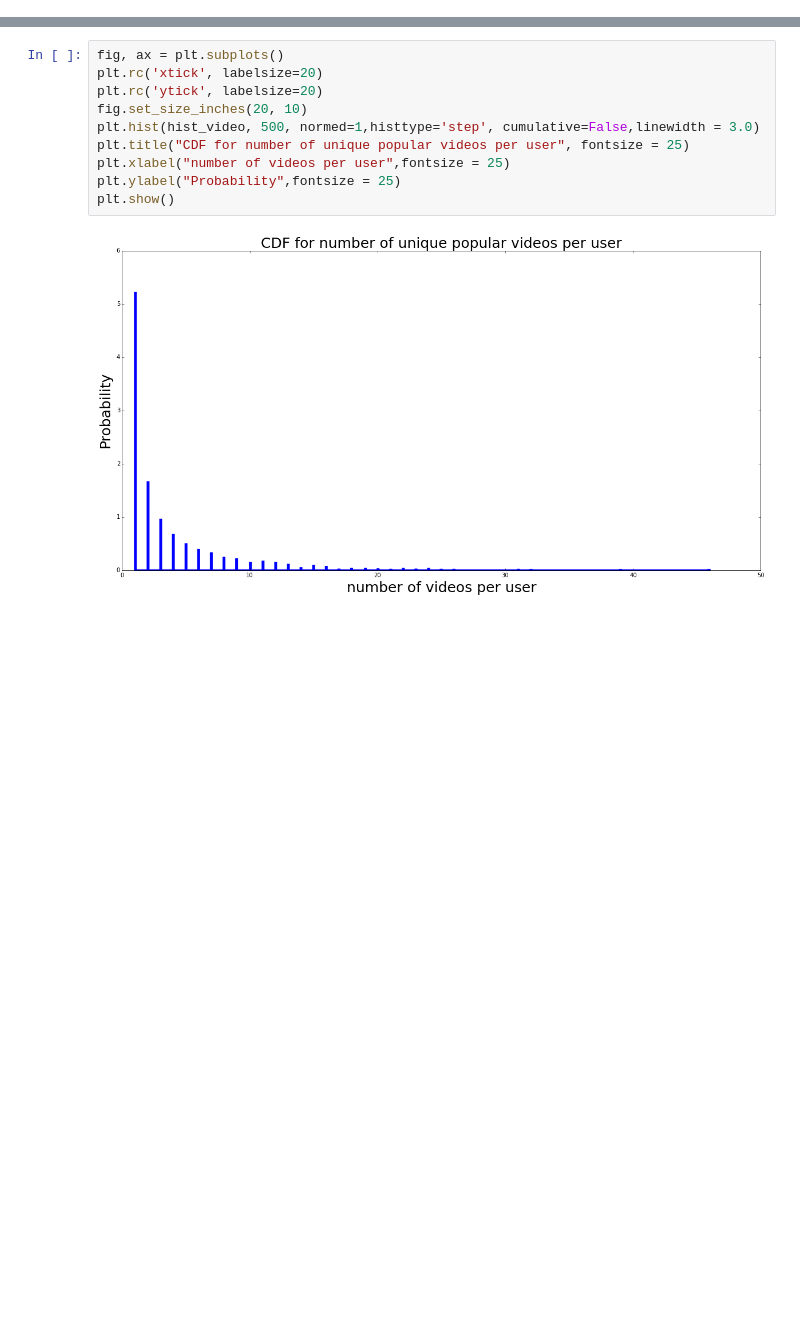
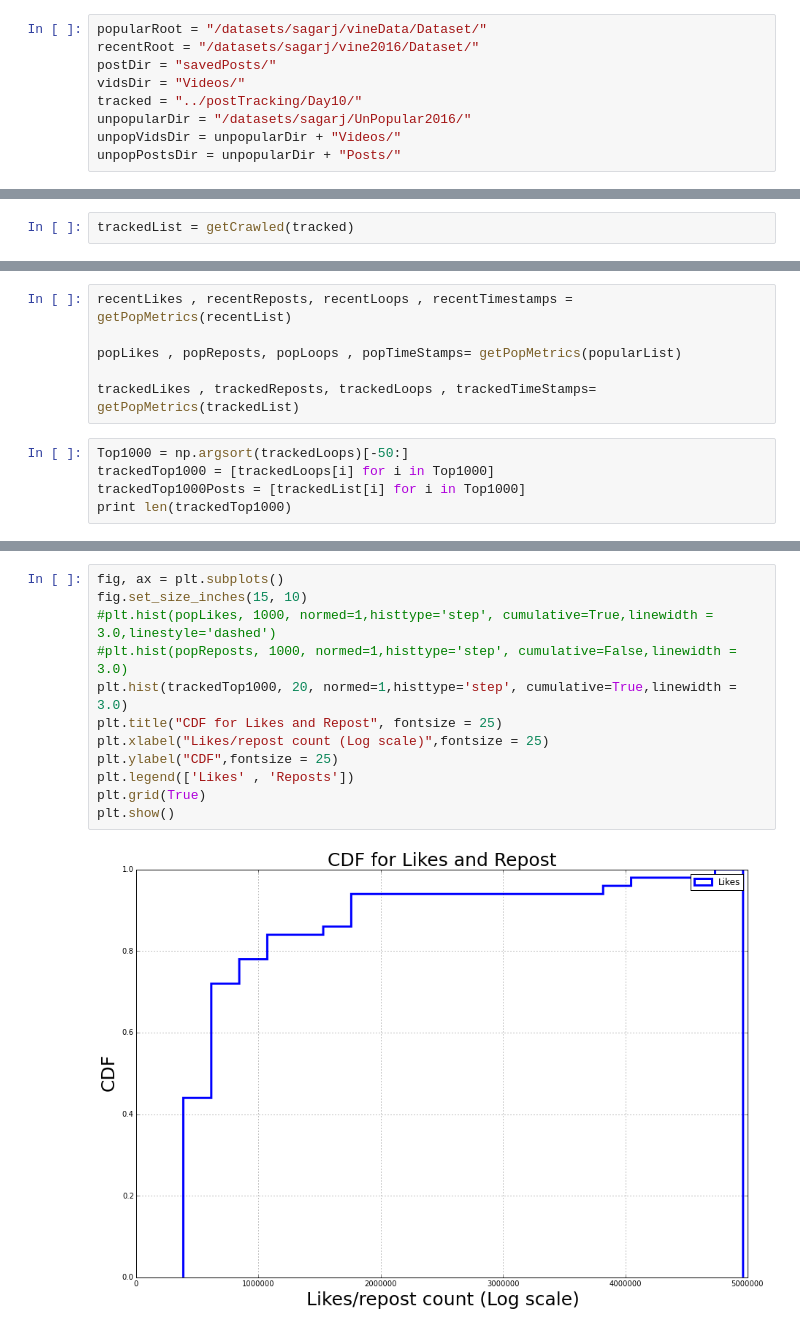
Before and after one commit to sagarjoglekar/vineCrawl, a Jupyter notebook: notebooks/vineMetaDataAnalysis.ipynb, the cells around one changed output, grey strips where cells are left out. Saved outputs shown, nothing was run; the diff lists cells and outputs as text; blank space fills up the shorter version.

Commit message:
Add work to analyse aesthetic features and analyse vine meta data

```diff
--- a/notebooks/vineMetaDataAnalysis.ipynb
+++ b/notebooks/vineMetaDataAnalysis.ipynb
@@ -138,0 +13,9 @@ hist_video = np.asarray(vid_counts , dtype = 'int16')
+# %%
+popularRoot = "/datasets/sagarj/vineData/Dataset/"
+recentRoot = "/datasets/sagarj/vine2016/Dataset/"
+postDir = "savedPosts/"
+vidsDir = "Videos/"
+tracked = "../postTracking/Day10/"
+unpopularDir = "/datasets/sagarj/UnPopular2016/"
+unpopVidsDir = unpopularDir + "Videos/"
+unpopPostsDir = unpopularDir + "Posts/"
@@ -138,0 +74,2 @@ hist_video = np.asarray(vid_counts , dtype = 'int16')
+# %%
+trackedList = getCrawled(tracked)
@@ -138,0 +80,11 @@ hist_video = np.asarray(vid_counts , dtype = 'int16')
+# %%
+recentLikes , recentReposts, recentLoops , recentTimestamps = getPopMetrics(recentList)
+
+popLikes , popReposts, popLoops , popTimeStamps= getPopMetrics(popularList)
+
+trackedLikes , trackedReposts, trackedLoops , trackedTimeStamps= getPopMetrics(trackedList)
+# %%
+Top1000 = np.argsort(trackedLoops)[-50:]
+trackedTop1000 = [trackedLoops[i] for i in Top1000]
+trackedTop1000Posts = [trackedList[i] for i in Top1000]
+print len(trackedTop1000)
@@ -139,12 +131,14 @@ hist_video = np.asarray(vid_counts , dtype = 'int16')
 # %%
 fig, ax = plt.subplots()
-plt.rc('xtick', labelsize=20)
-plt.rc('ytick', labelsize=20)
-fig.set_size_inches(20, 10)
-plt.hist(hist_video, 500, normed=1,histtype='step', cumulative=False,linewidth = 3.0)
-plt.title("CDF for number of unique popular videos per user", fontsize = 25)
-plt.xlabel("number of videos per user",fontsize = 25)
-plt.ylabel("Probability",fontsize = 25)
+fig.set_size_inches(15, 10)
+#plt.hist(popLikes, 1000, normed=1,histtype='step', cumulative=True,linewidth = 3.0,linestyle='dashed')
+#plt.hist(popReposts, 1000, normed=1,histtype='step', cumulative=False,linewidth = 3.0)
+plt.hist(trackedTop1000, 20, normed=1,histtype='step', cumulative=True,linewidth = 3.0)
+plt.title("CDF for Likes and Repost", fontsize = 25)
+plt.xlabel("Likes/repost count (Log scale)",fontsize = 25)
+plt.ylabel("CDF",fontsize = 25)
+plt.legend(['Likes' , 'Reposts'])
+plt.grid(True)
 plt.show()
 # %% [output]
-[figure, old version]
+[figure, new version]
```
Also changed, not shown: parts of 26 cells of this notebook, 5 other files.
